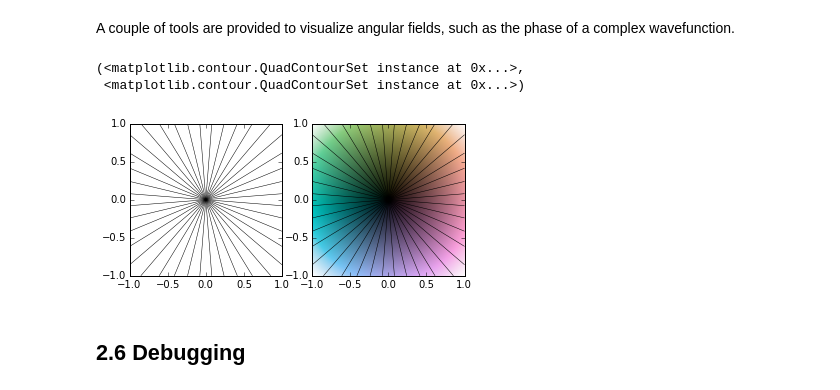
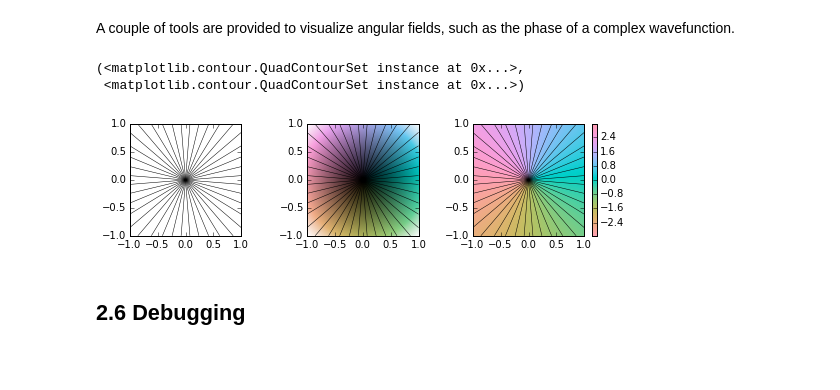
Before and after one commit to mforbes/mmfutils, a Jupyter notebook: doc/README.ipynb, the cells around one changed output. Drawn from its saved outputs; the diff is of its cells as text; code cells hidden in the pictures; blank space fills up the shorter version.

Commit message:
BUG, API, ENH: Resolve issue 6 by adding two new colormaps. - huslp and husl colormaps added for fixed luminosity. - make color_angle give consistent colors with these maps if   using np.angle().

```diff
--- a/doc/README.ipynb
+++ b/doc/README.ipynb
@@ -407,22 +407,32 @@ A couple of tools are provided to visualize angular fields, such as the phase of
 # %%
 %matplotlib inline
 from matplotlib import pyplot as plt
 import time
 import numpy as np
-from mmfutils import plot as mmfplt
+from mmfutils import plot as mmfplt;reload(mmfplt)
 x = np.linspace(-1, 1, 100)[:, None]
 y = np.linspace(-1, 1, 200)[None, :]
 z = x + 1j*y
 
-plt.subplot(121).set_aspect(1)
+plt.figure(figsize=(9,2))
+plt.subplot(131).set_aspect(1)
 mmfplt.phase_contour(x, y, z, aspect=1, colors='k', linewidths=0.5)
-plt.subplot(122).set_aspect(1)
+
+# This is a little slow but allows you to vary the luminosity.
+plt.subplot(132).set_aspect(1)
 mmfplt.imcontourf(x, y, mmfplt.color_complex(z), aspect=1)
 mmfplt.phase_contour(x, y, z, aspect=1, linewidths=0.5)
+
+# This is faster if you just want to show the phase and allows
+# for a colorbar via a registered colormap
+plt.subplot(133).set_aspect(1)
+mmfplt.imcontourf(x, y, np.angle(z), cmap='huslp', aspect=1)
+plt.colorbar()
+mmfplt.phase_contour(x, y, z, aspect=1, linewidths=0.5)
 # %% [output]
 (<matplotlib.contour.QuadContourSet instance at 0x...>,
  <matplotlib.contour.QuadContourSet instance at 0x...>)
-[figure, old version]
+[figure, new version]
 # %% [markdown]
 ## 2.6 Debugging
 # %% [markdown]
```
Also changed, not shown: parts of 2 cells of this notebook, 3 other files.
